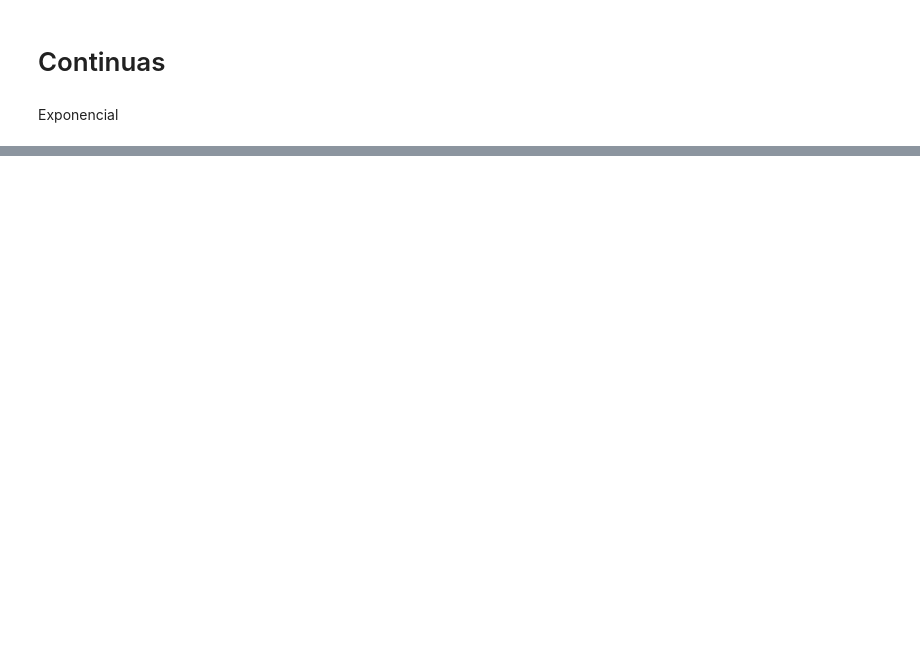
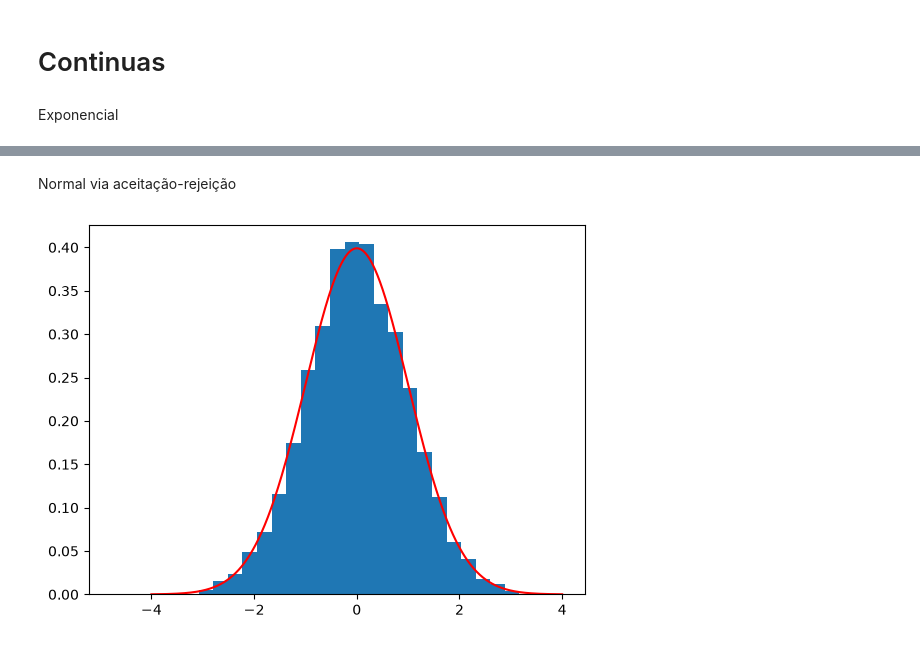
Before and after one commit to SilverPhone784/Prog-Estat, a Jupyter notebook: distribuicoes.ipynb, the cells around one changed output, grey strips where cells are left out. Cells and saved outputs as stored; diff of their text form; code cells hidden in the pictures; blank space fills up the shorter version.

```diff
--- a/distribuicoes.ipynb
+++ b/distribuicoes.ipynb
@@ -285,0 +287,32 @@ plt.show()
+# %% [markdown]
+Normal via aceitação-rejeição
+# %%
+def f(x):
+  return 2*np.exp(-(x**2)/2)/np.sqrt(2*np.pi)
+
+def g(x):
+  return np.exp(-x)
+
+c = 2*np.exp(1/2)/np.sqrt(2*np.pi)
+
+amostra = []
+while len(amostra) < 10_000:
+  u = np.random.uniform()
+  y = (-1) * np.log(np.random.uniform())
+
+  if(u < f(y)/(c*g(y))):
+    amostra.append(y)
+
+for i in range(len(amostra)):
+  if(np.random.uniform() < 0.5):
+    amostra[i] = -amostra[i]
+
+valor = []
+for x in np.linspace(-4, 4, 10_000):
+  valor.append(f(x)/2)
+
+plt.hist(amostra, density=True, bins=30)
+plt.plot(np.linspace(-4, 4, 10_000), valor, color='red')
+plt.show()
+# %% [output]
+[figure, added]
```
Also changed, not shown: parts of 11 cells of this notebook.
